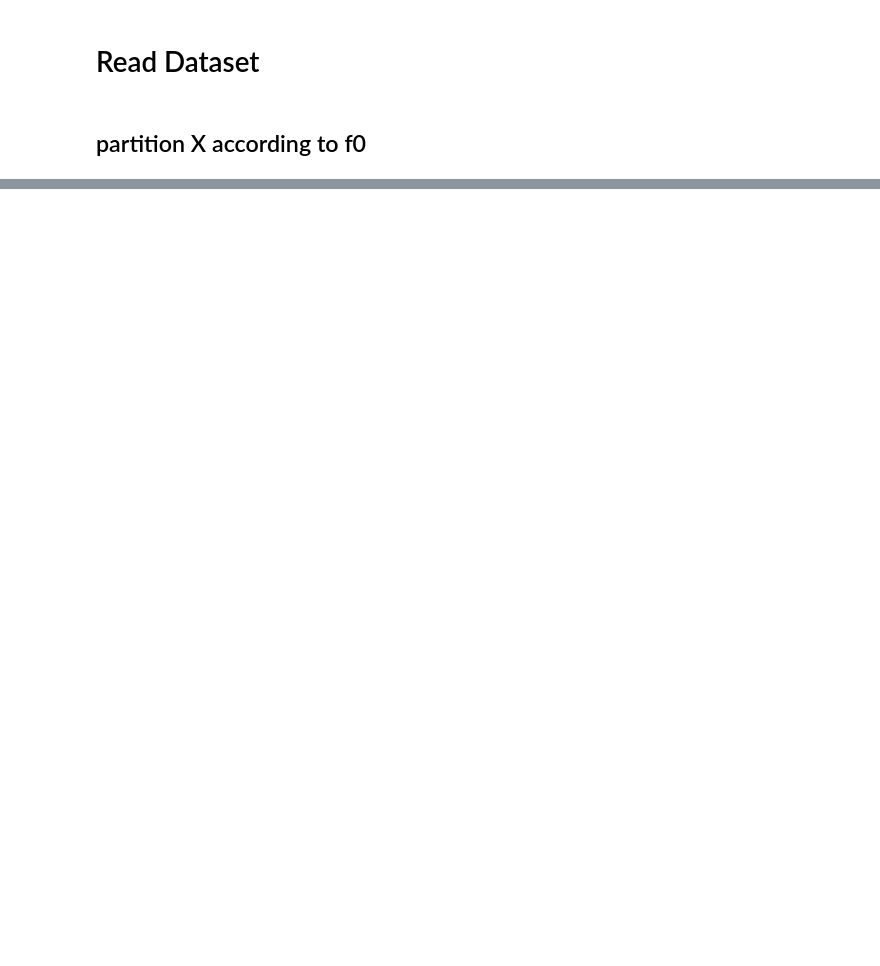
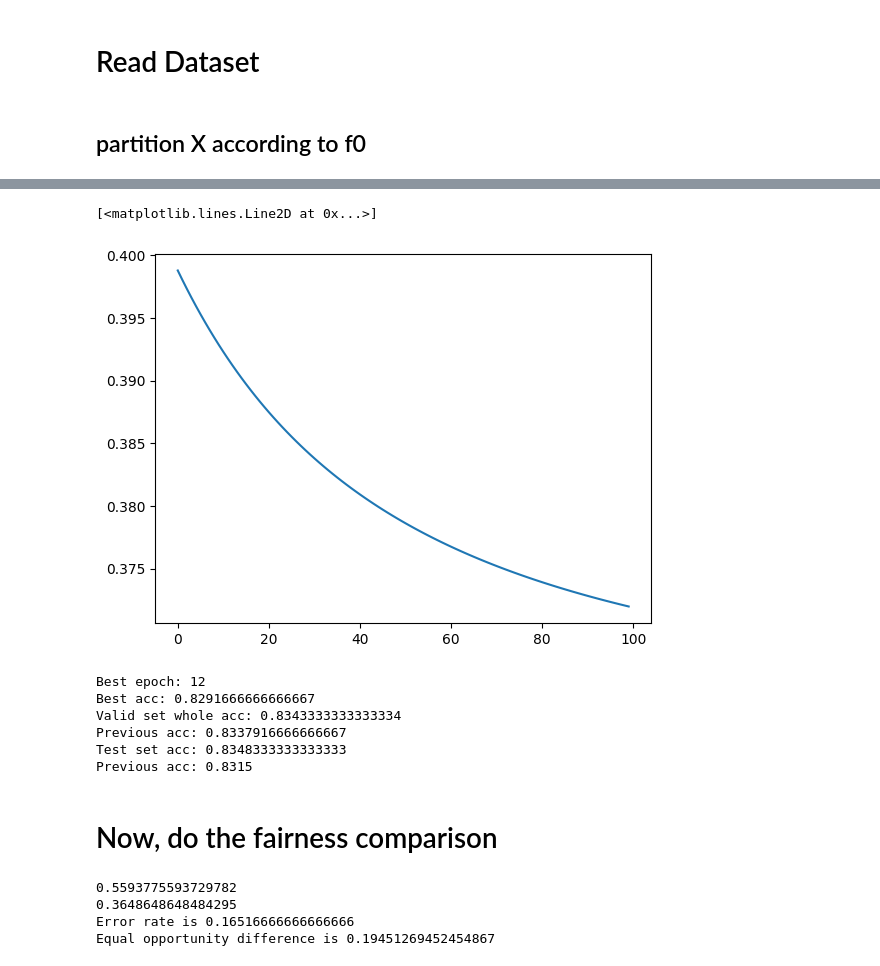
Before and after one commit to HuangruiChu/AuFair, a Jupyter notebook: multiacc/Multiacc_Huangrui.ipynb, the cells around one changed output, grey strips where cells are left out. Saved outputs shown, nothing was run; the diff lists cells and outputs as text; code cells hidden in the pictures; blank space fills up the shorter version.

Commit message:
Update Multiacc_Huangrui.ipynb
It seems that I finally make it able to run

```diff
--- a/multiacc/Multiacc_Huangrui.ipynb
+++ b/multiacc/Multiacc_Huangrui.ipynb
@@ -13,7 +18,7 @@ from sklearn.tree import DecisionTreeRegressor
 path = "../predict-responsibly/data/"
 dataset = "adult"
 protected_feature = "sex"
-K = 1
+K = 4
 db = np.load(os.path.join(path,dataset,"{}{}_{}.npz".format(dataset,K,protected_feature)))
 # %% [markdown]
 ## partition X according to f0
@@ -32,3 +35,10 @@ thresh = 1e-4 # Hyper-parameter
+# %%
+# logits = net.output[:,1] - net.output[:,0]
+# in our case, we get the logits directly
+logits = np.log(db["ydm_train"]/(1-db["ydm_train"]))
+test_logits = np.log(db["ydm_test"]/(1-db["ydm_test"]))
+def sigmoid(x):
+    return 1 / (1 + np.exp(-x))
 # %%
 best_epoch, best_acc = -1,0
 # get the validation index
@@ -92,0 +156,47 @@ for t in range(max_T):
+# %%
+plt.plot(losses)
+# %% [output]
+[<matplotlib.lines.Line2D at 0x...>]
+[figure, added]
+# %%
+#检验结果
+probs_val = sigmoid(best_logits_valid)
+print("Best epoch: {}".format(best_epoch))
+print("Best acc: {}".format(best_acc))
+print("Valid set whole acc: {}".format(np.mean((probs_val>0.5)==y_val)))
+print("Previous acc: {}".format(np.mean((db["ydm_train"]>0.5)==y_val)))
+print("Test set acc: {}".format(np.mean((sigmoid(predicted_test_logits)>0.5)==db["y_test"])))
+print("Previous acc: {}".format(np.mean((db["ydm_test"]>0.5)==db["y_test"])))
+# %% [output]
+Best epoch: 12
+Best acc: 0.8291666666666667
+Valid set whole acc: 0.8343333333333334
+Previous acc: 0.8337916666666667
+Test set acc: 0.8348333333333333
+Previous acc: 0.8315
+# %% [markdown]
+# Now, do the fairness comparison
+# %%
+#Huangrui add
+EPS = 1e-8
+Y_hat = sigmoid(predicted_test_logits)>0.5
+A = db["attr_test"]
+Y = db["y_test"]
+TP = np.multiply(Y, Y_hat)
+mask0 = np.multiply(Y,1-A)
+mask1 = np.multiply(Y,A)
+TP0 = np.multiply(TP, mask0)
+TP1 = np.multiply(TP, mask1)
+tpr0 = np.sum(TP0) / (np.sum(mask0) + EPS)
+tpr1 = np.sum(TP1) / (np.sum(mask1) + EPS)
+print(tpr0)
+print(tpr1)
+#get the error rate of the test set
+error_rate = np.mean(Y_hat != Y)
+print("Error rate is {}".format(error_rate))
+print("Equal opportunity difference is {}".format(abs(tpr0-tpr1)))
+# %% [output]
+0.5593775593729782
+0.3648648648484295
+Error rate is 0.16516666666666666
+Equal opportunity difference is 0.19451269452454867
```
Also changed, not shown: parts of 5 cells of this notebook.
